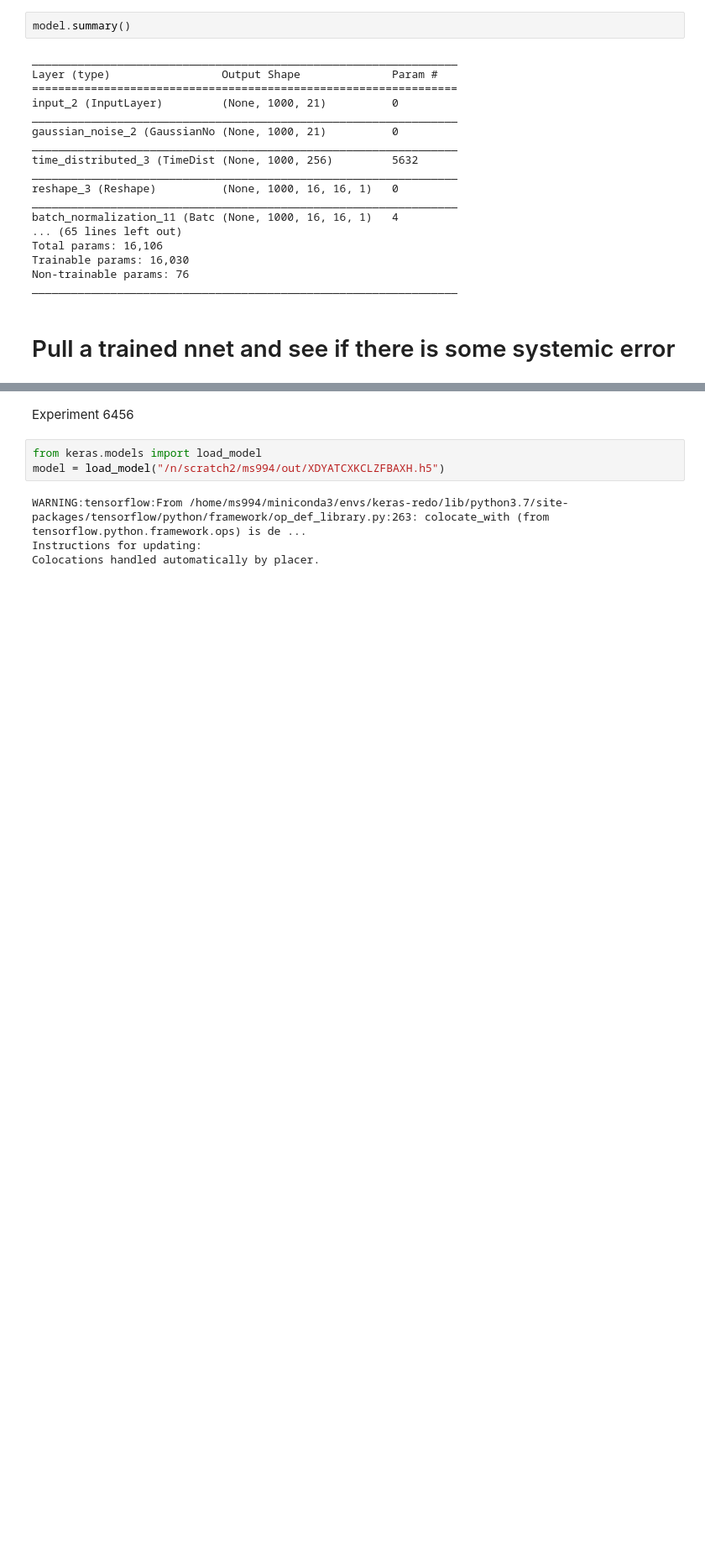
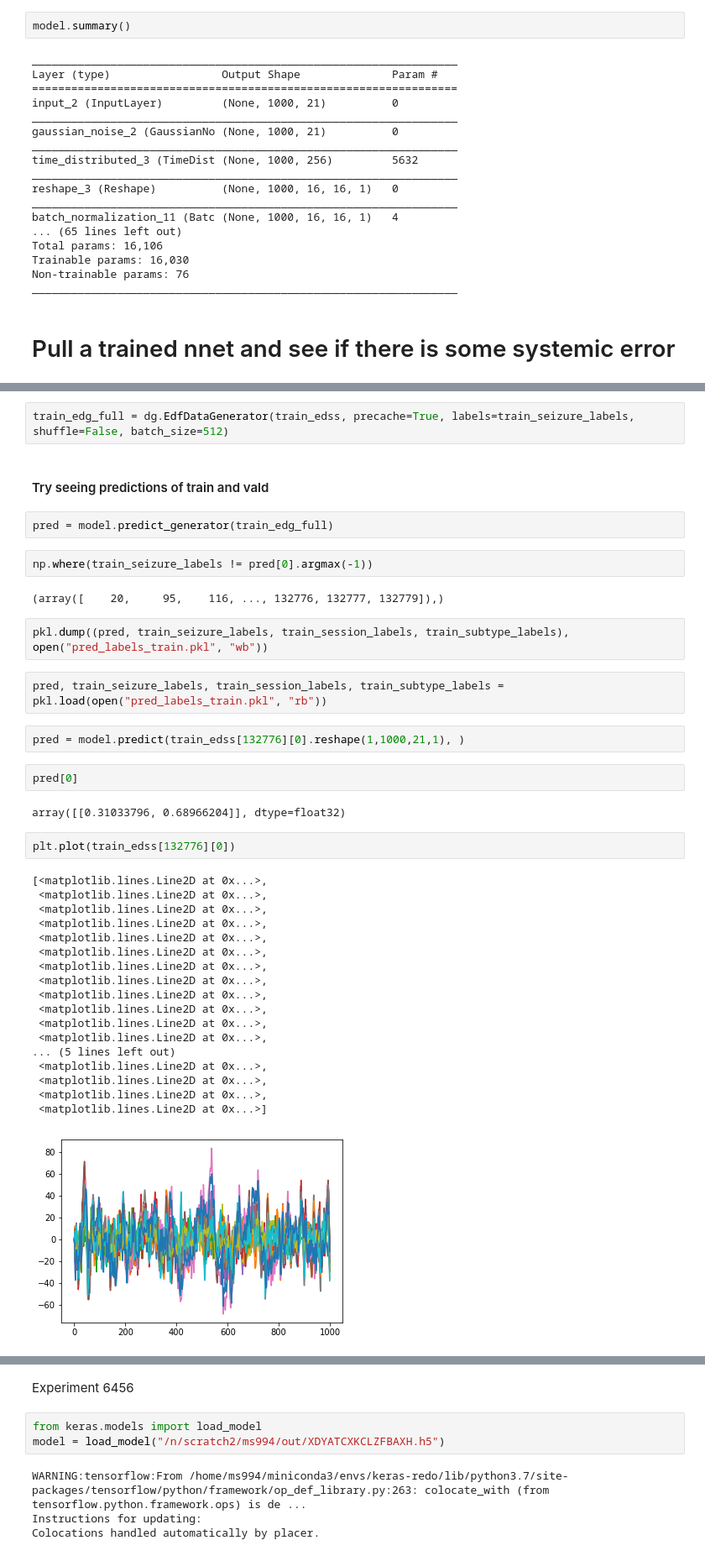
Before and after one commit to Saqibm128/eeg-tasks, a Jupyter notebook: notebooks/Seizure CNN Exploration.ipynb, the cells around one changed output, grey strips where cells are left out. Shown at 84% size. Saved outputs shown, nothing was run; the diff lists cells and outputs as text; blank space fills up the shorter version.

```diff
--- a/notebooks/Seizure CNN Exploration.ipynb
+++ b/notebooks/Seizure CNN Exploration.ipynb
@@ -2000,0 +2126,41 @@ _________________________________________________________________
+# %%
+train_edg_full = dg.EdfDataGenerator(train_edss, precache=True, labels=train_seizure_labels, shuffle=False, batch_size=512)
+# %% [markdown]
+#### Try seeing predictions of train and vald
+# %%
+pred = model.predict_generator(train_edg_full)
+# %%
+np.where(train_seizure_labels != pred[0].argmax(-1))
+# %% [output]
+(array([    20,     95,    116, ..., 132776, 132777, 132779]),)
+# %%
+pkl.dump((pred, train_seizure_labels, train_session_labels, train_subtype_labels), open("pred_labels_train.pkl", "wb"))
+# %%
+pred, train_seizure_labels, train_session_labels, train_subtype_labels = pkl.load(open("pred_labels_train.pkl", "rb"))
+# %%
+pred = model.predict(train_edss[132776][0].reshape(1,1000,21,1), )
+# %%
+pred[0]
+# %% [output]
+array([[0.31033796, 0.68966204]], dtype=float32)
+# %%
+plt.plot(train_edss[132776][0])
+# %% [output]
+[<matplotlib.lines.Line2D at 0x...>,
+ <matplotlib.lines.Line2D at 0x...>,
+ <matplotlib.lines.Line2D at 0x...>,
+ <matplotlib.lines.Line2D at 0x...>,
+ <matplotlib.lines.Line2D at 0x...>,
+ <matplotlib.lines.Line2D at 0x...>,
+ <matplotlib.lines.Line2D at 0x...>,
+ <matplotlib.lines.Line2D at 0x...>,
+ <matplotlib.lines.Line2D at 0x...>,
+ <matplotlib.lines.Line2D at 0x...>,
+ <matplotlib.lines.Line2D at 0x...>,
+ <matplotlib.lines.Line2D at 0x...>,
+... (5 lines left out)
+ <matplotlib.lines.Line2D at 0x...>,
+ <matplotlib.lines.Line2D at 0x...>,
+ <matplotlib.lines.Line2D at 0x...>,
+ <matplotlib.lines.Line2D at 0x...>]
+[figure, added]
```
Also changed, not shown: parts of 56 cells of this notebook, 4 other files.
